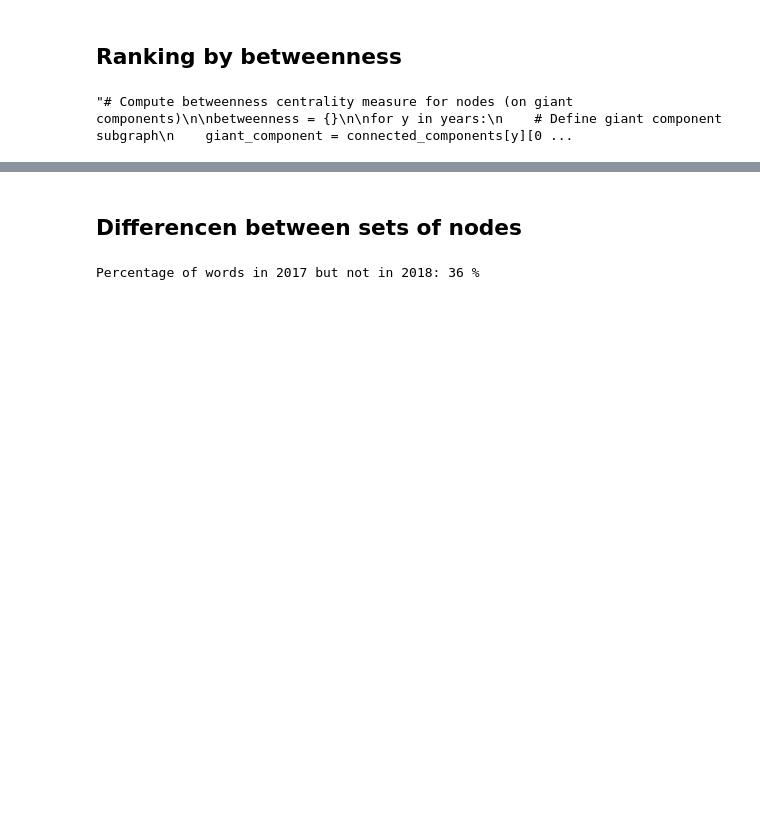
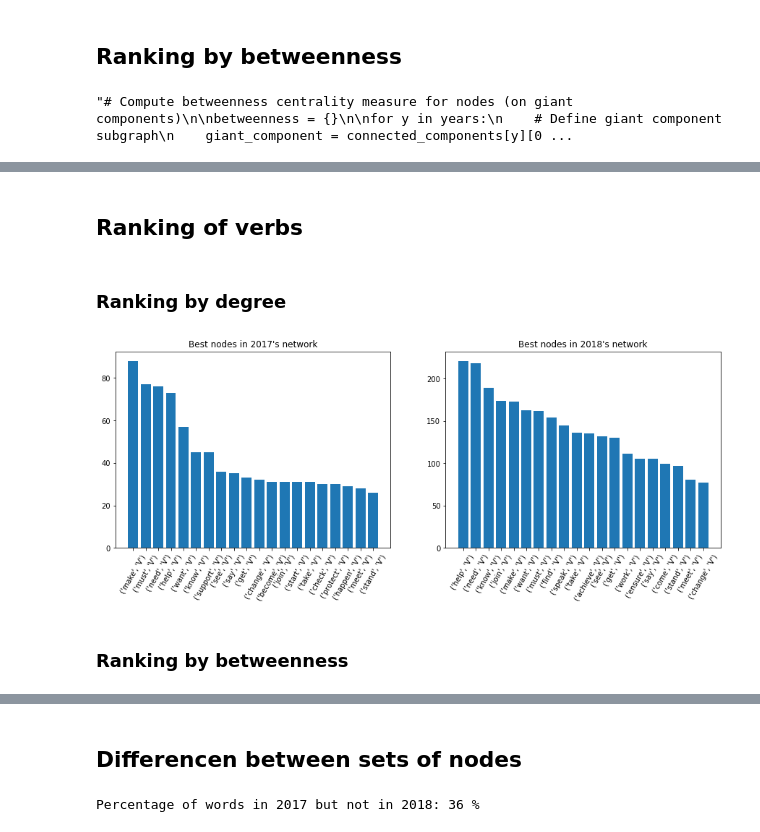
Before and after one commit to damiclem/feminism_network, a Jupyter notebook: analysis.ipynb, the cells around one changed output, grey strips where cells are left out. Drawn from its saved outputs; the diff is of its cells as text; code cells hidden in the pictures; blank space fills up the shorter version.

Commit message:
Added verbs ranking
- betweenness
- degree

```diff
--- a/analysis.ipynb
+++ b/analysis.ipynb
@@ -541,0 +542,34 @@ _ = plt.show()
+# %% [markdown]
+## Ranking of verbs
+# %%
+# Set pos-tag and text as attribute of each node
+
+# add the pos attribute
+for y in years:
+    indices = list(network[y].nodes)
+    tags = [i2w[i][1] for i in indices]
+    attr_pos = { node: tag for node, tag in tuple(zip(indices, tags)) }
+    # nx.set_node_attributes(network[y], attr_pos, 'pos')
+
+# Define verbs dictionary
+verbs2i = {w: w2i[w] for w in w2i.keys() if w[1] == 'V'}
+# %% [markdown]
+### Ranking by degree
+# %%
+# Define subset (firs n-th)
+best = 20
+
+# Make plot
+fig, axs = plt.subplots(1, 2, figsize=(15, 5))
+# Plot each network
+for i, y in enumerate(years):
+    degree = get_degree( network[y].subgraph(list(set(network[y].nodes()) & set(verbs2i.values()))) ).sort_values(ascending=False)
+    _ = axs[i].set_title('Best nodes in {:d}\'s network'.format(y))
+    _ = axs[i].bar(degree.index[:best].map(lambda x: str(i2w[x])), degree.values[:best])
+    _ = axs[i].tick_params(axis='x', labelrotation=60)
+# Show plot
+_ = plt.show()
+# %% [output]
+[figure, added]
+# %% [markdown]
+### Ranking by betweenness
```
Also changed, not shown: parts of 6 cells of this notebook.
